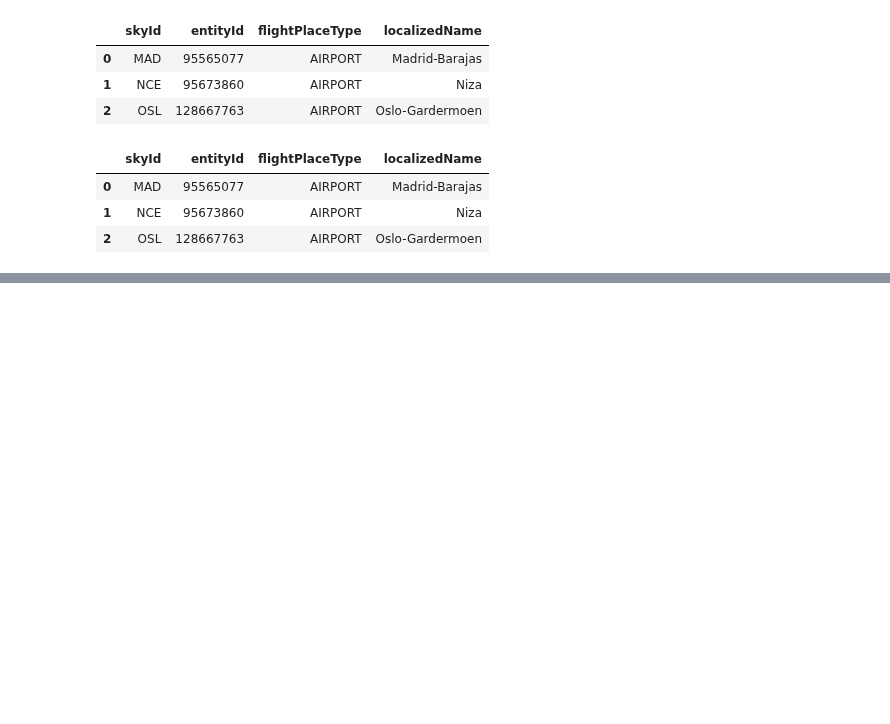
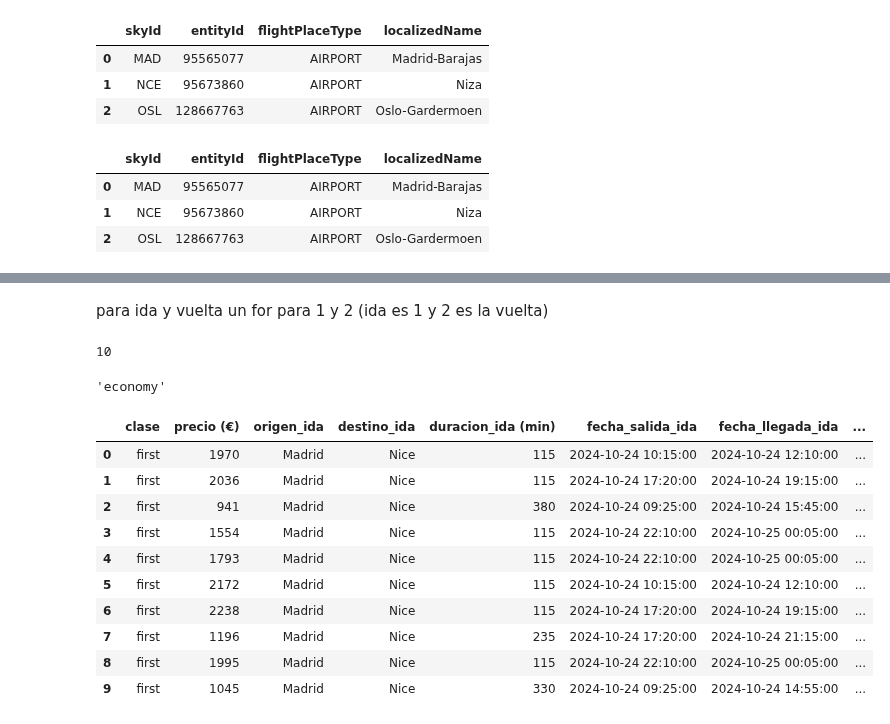
Before and after one commit to apelsito/Proyecto3-Explorando-Viajes, a Jupyter notebook: jupyter_notebooks/05_Vuelos.ipynb, the cells around one changed output, grey strips where cells are left out. Cells and saved outputs as stored; diff of their text form; code cells hidden in the pictures; blank space fills up the shorter version.

```diff
--- a/jupyter_notebooks/05_Vuelos.ipynb
+++ b/jupyter_notebooks/05_Vuelos.ipynb
@@ -73,22 +69,16 @@ skyId = df["skyId"].tolist()
 entityId = df["entityId"].tolist()
 flightPlaceType = df["flightPlaceType"].tolist()
 localizedName = df["localizedName"].tolist()
-cabinClass = ["economy","premium_economy","business","first"]
+cabinclass = ["economy","premium_economy","business","first"]
-# %%
-dates = [["2024-10-24","2024-10-27"],
-         ["2024-11-31","2024-11-03"],
-         ["2024-11-07","2024-11-10"],
-         ["2024-11-14","2024-11-17"],
-         ["2024-11-21","2024-11-24"]]
 # %%
 querystrings = []
 
 for i in range(1,len(entityId)):
     for date in dates:
-        for clase in cabinClass:
+        for clase in cabinclass:
             querystring = {
                 "originSkyId":skyId[0],
-                "destinationSkyId":"NCE",
+                "destinationSkyId":skyId[i],
                 "originEntityId": entityId[0],
                 "destinationEntityId": entityId[i],
                 "date":date[0],
@@ -103,3 +93,5 @@ for i in range(1,len(entityId)):
                 }
 
             querystrings.append(querystring)
+
+querystrings[0]["cabinClass"]
@@ -129,0 +2422,66 @@ querystrings
+# %% [markdown]
+ para ida y vuelta un for para 1 y 2 (ida es 1 y 2 es la vuelta)
+# %%
+len(results["data"]["itineraries"])
+# %% [output]
+10
+# %%
+clase = querystrings[0]["cabinClass"]
+# %% [output]
+'economy'
+# %%
+df_plane = pd.DataFrame()
+for i in range(0,len(results["data"]["itineraries"])):
+    precio = results["data"]["itineraries"][i]["price"]["formatted"]
+    origen_ida = results["data"]["itineraries"][i]["legs"][0]["origin"]["city"]
+    destino_ida = results["data"]["itineraries"][i]["legs"][0]["destination"]["city"]
+    duracion_ida = results["data"]["itineraries"][i]["legs"][0]["durationInMinutes"]
+    fecha_salida_ida = results["data"]["itineraries"][i]["legs"][0]["departure"]
+    fecha_llegada_ida = results["data"]["itineraries"][i]["legs"][0]["arrival"]
+    aerolinea_ida = results["data"]["itineraries"][i]["legs"][0]["carriers"]["marketing"][0]["name"]
+
+    origen_vuelta = results["data"]["itineraries"][i]["legs"][1]["origin"]["city"]
+    destino_vuelta = results["data"]["itineraries"][i]["legs"][1]["destination"]["city"]
+    duracion_vuelta = results["data"]["itineraries"][i]["legs"][1]["durationInMinutes"]
+    fecha_salida_vuelta = results["data"]["itineraries"][i]["legs"][1]["departure"]
+    fecha_llegada_vuelta = results["data"]["itineraries"][i]["legs"][1]["arrival"]
+    aerolinea_vuelta = results["data"]["itineraries"][i]["legs"][1]["carriers"]["marketing"][0]["name"]
+    df_temp = pd.DataFrame({
+        "clase" : clase,
+        "precio (€)" : [precio],
+        "origen_ida" : [origen_ida],
+        "destino_ida" : [destino_ida],
+        "duracion_ida (min)" :[ duracion_ida],
+        "fecha_salida_ida" : [fecha_salida_ida],
+        "fecha_llegada_ida" : [fecha_llegada_ida],
+        "aerolínea_ida" : [aerolinea_ida],
+        "origen_vuelta" : [origen_vuelta],
+        "destino_vuelta" : [destino_vuelta],
+        "duracion_vuelta (min)" : [duracion_vuelta],
+        "fecha_salida_vuelta" : [fecha_salida_vuelta],
+        "fecha_llegada_vuelta" : [fecha_llegada_vuelta],
+        "aerolínea_vuelta" : [aerolinea_vuelta]
+    })
+    df_temp["precio (€)"] = df_temp["precio (€)"].str.strip(" €").str.replace(",","").astype(int)
+    df_temp["fecha_salida_ida"] = pd.to_datetime(df_temp["fecha_salida_ida"],format="mixed")
+    df_temp["fecha_llegada_ida"] = pd.to_datetime(df_temp["fecha_llegada_ida"],format="mixed")
+    df_temp["fecha_salida_vuelta"] = pd.to_datetime(df_temp["fecha_salida_vuelta"],format="mixed")
+    df_temp["fecha_llegada_vuelta"] = pd.to_datetime(df_temp["fecha_llegada_vuelta"],format="mixed")
+    df_temp["duracion_ida (min)"] = df_temp["duracion_ida (min)"].astype(int)
+    df_temp["duracion_vuelta (min)"] = df_temp["duracion_vuelta (min)"].astype(int)
+    df_plane = pd.concat([df_plane,df_temp],ignore_index=True)
+
+df_plane
+#origen
+# %% [output]
+|  | clase | precio (€) | origen_ida | destino_ida | duracion_ida (min) | fecha_salida_ida | fecha_llegada_ida | ... |
+| 0 | first | 1970 | Madrid | Nice | 115 | 2024-10-24 10:15:00 | 2024-10-24 12:10:00 | ... |
+| 1 | first | 2036 | Madrid | Nice | 115 | 2024-10-24 17:20:00 | 2024-10-24 19:15:00 | ... |
+| 2 | first | 941 | Madrid | Nice | 380 | 2024-10-24 09:25:00 | 2024-10-24 15:45:00 | ... |
+| 3 | first | 1554 | Madrid | Nice | 115 | 2024-10-24 22:10:00 | 2024-10-25 00:05:00 | ... |
+| 4 | first | 1793 | Madrid | Nice | 115 | 2024-10-24 22:10:00 | 2024-10-25 00:05:00 | ... |
+| 5 | first | 2172 | Madrid | Nice | 115 | 2024-10-24 10:15:00 | 2024-10-24 12:10:00 | ... |
+| 6 | first | 2238 | Madrid | Nice | 115 | 2024-10-24 17:20:00 | 2024-10-24 19:15:00 | ... |
+| 7 | first | 1196 | Madrid | Nice | 235 | 2024-10-24 17:20:00 | 2024-10-24 21:15:00 | ... |
+| 8 | first | 1995 | Madrid | Nice | 115 | 2024-10-24 22:10:00 | 2024-10-25 00:05:00 | ... |
+| 9 | first | 1045 | Madrid | Nice | 330 | 2024-10-24 09:25:00 | 2024-10-24 14:55:00 | ... |
```
Also changed, not shown: parts of 5 cells of this notebook, 1 other file.
